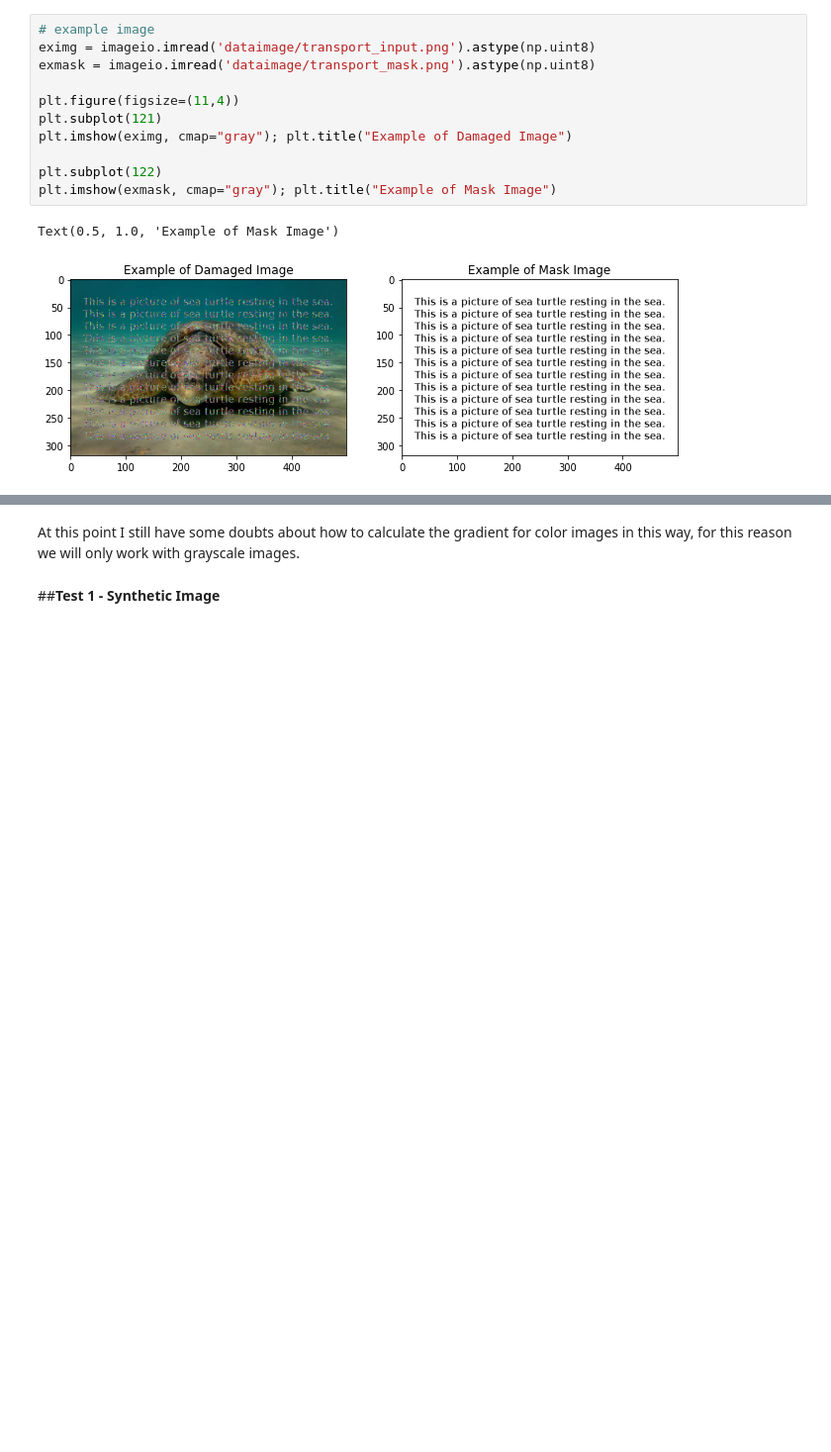
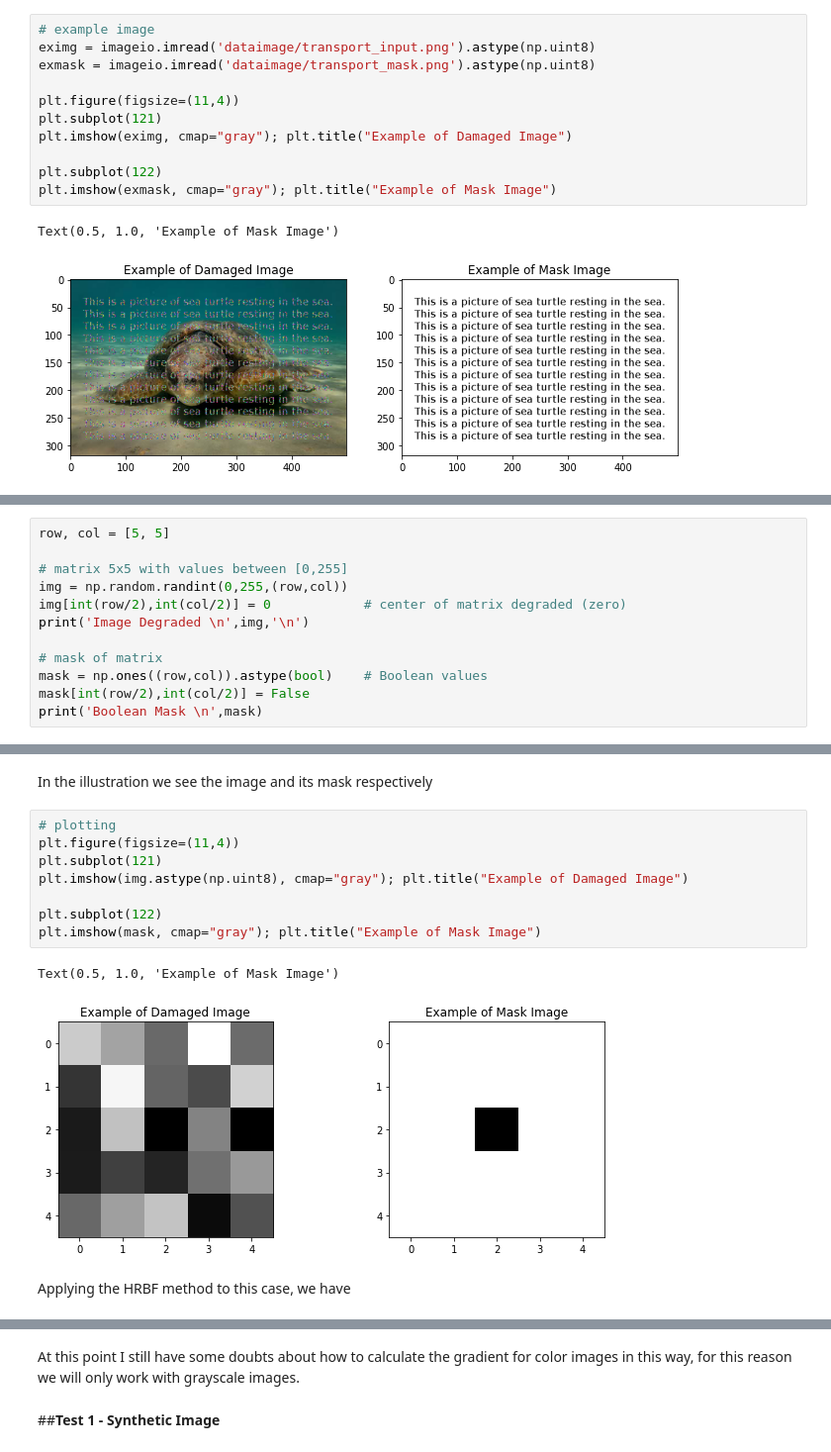
Before and after one commit to gmontroni/Final-Project---Image-Processing, a Jupyter notebook: FinalProject_GuilhermeMontroni.ipynb, the cells around one changed output, grey strips where cells are left out. Shown at 99% size. Cells and saved outputs as stored; diff of their text form; blank space fills up the shorter version.

```diff
--- a/FinalProject_GuilhermeMontroni.ipynb
+++ b/FinalProject_GuilhermeMontroni.ipynb
@@ -202,0 +279,12 @@ Text(0.5, 1.0, 'Example of Mask Image')
+# %%
+row, col = [5, 5]
+
+# matrix 5x5 with values between [0,255]
+img = np.random.randint(0,255,(row,col))
+img[int(row/2),int(col/2)] = 0            # center of matrix degraded (zero)
+print('Image Degraded \n',img,'\n')
+
+# mask of matrix
+mask = np.ones((row,col)).astype(bool)    # Boolean values
+mask[int(row/2),int(col/2)] = False
+print('Boolean Mask \n',mask)
@@ -202,0 +305,15 @@ Text(0.5, 1.0, 'Example of Mask Image')
+# %% [markdown]
+In the illustration we see the image and its mask respectively
+# %%
+# plotting
+plt.figure(figsize=(11,4))
+plt.subplot(121)
+plt.imshow(img.astype(np.uint8), cmap="gray"); plt.title("Example of Damaged Image")
+
+plt.subplot(122)
+plt.imshow(mask, cmap="gray"); plt.title("Example of Mask Image")
+# %% [output]
+Text(0.5, 1.0, 'Example of Mask Image')
+[figure, added]
+# %% [markdown]
+Applying the HRBF method to this case, we have
```
Also changed, not shown: parts of 84 cells of this notebook.
